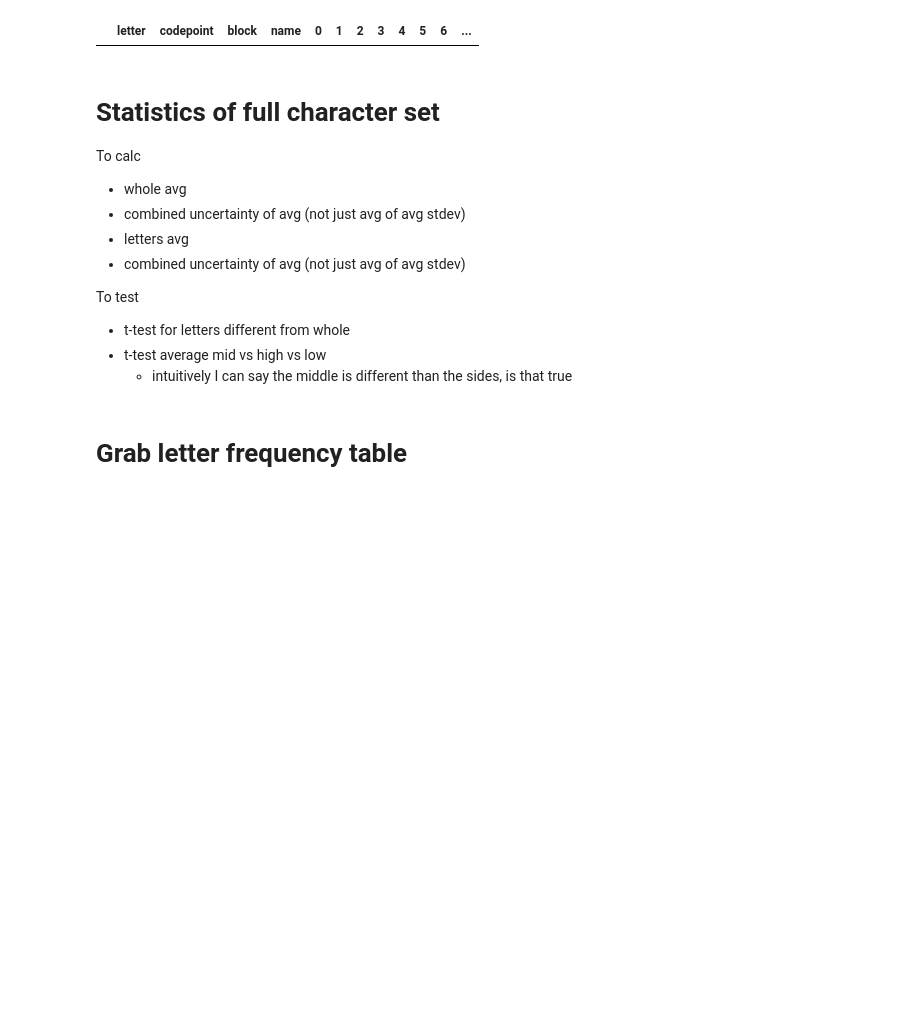
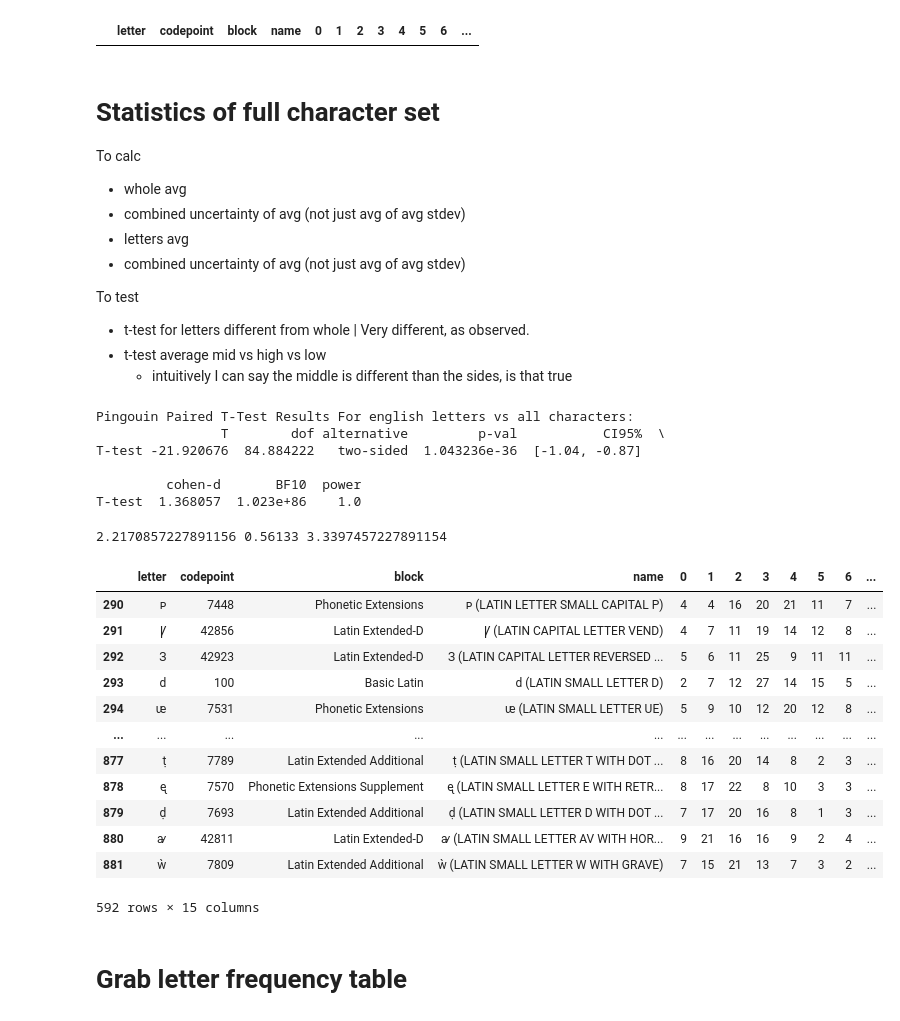
Before and after one commit to Nate-Sheibley/favorite_letters, a Jupyter notebook: favorite_letters.ipynb, the cells around one changed output. Cells and saved outputs as stored; diff of their text form; code cells hidden in the pictures; blank space fills up the shorter version.

```diff
--- a/favorite_letters.ipynb
+++ b/favorite_letters.ipynb
@@ -497,8 +516,43 @@ To calc
 * combined uncertainty of avg (not just avg of avg stdev)
 
 To test
-* t-test for letters different from whole
+* t-test for letters different from whole | Very different, as observed.
 * t-test average mid vs high vs low
   * intuitively I can say the middle is different than the sides, is that true
+# %%
+results = pg.ttest(data['average'], letters_df['average'])
+print("\nPingouin Paired T-Test Results For english letters vs all characters:")
+print(results)
+# %% [output]
+Pingouin Paired T-Test Results For english letters vs all characters:
+                T        dof alternative         p-val           CI95%  \
+T-test -21.920676  84.884222   two-sided  1.043236e-36  [-1.04, -0.87]
+
+         cohen-d       BF10  power
+T-test  1.368057  1.023e+86    1.0
+# %%
+avg_col = data['average']
+sixth_range = (avg_col.max() - avg_col.min()) / 6.0
+upper_cutoff = avg_col.mean() + sixth_range
+lower_cutoff = avg_col.mean() - sixth_range
+
+middle_third = data[(avg_col.gt(lower_cutoff)) & (avg_col.lt(upper_cutoff))]
+print(lower_cutoff, sixth_range, upper_cutoff)
+middle_third
+# %% [output]
+2.2170857227891156 0.56133 3.3397457227891154
+|  | letter | codepoint | block | name | 0 | 1 | 2 | 3 | 4 | 5 | 6 | ... |
+| 290 | ᴘ | 7448 | Phonetic Extensions | ᴘ (LATIN LETTER SMALL CAPITAL P) | 4 | 4 | 16 | 20 | 21 | 11 | 7 | ... |
+| 291 | Ꝩ | 42856 | Latin Extended-D | Ꝩ (LATIN CAPITAL LETTER VEND) | 4 | 7 | 11 | 19 | 14 | 12 | 8 | ... |
+| 292 | Ɜ | 42923 | Latin Extended-D | Ɜ (LATIN CAPITAL LETTER REVERSED ... | 5 | 6 | 11 | 25 | 9 | 11 | 11 | ... |
+| 293 | d | 100 | Basic Latin | d (LATIN SMALL LETTER D) | 2 | 7 | 12 | 27 | 14 | 15 | 5 | ... |
+| 294 | ᵫ | 7531 | Phonetic Extensions | ᵫ (LATIN SMALL LETTER UE) | 5 | 9 | 10 | 12 | 20 | 12 | 8 | ... |
+| ... | ... | ... | ... | ... | ... | ... | ... | ... | ... | ... | ... | ... |
+| 877 | ṭ | 7789 | Latin Extended Additional | ṭ (LATIN SMALL LETTER T WITH DOT ... | 8 | 16 | 20 | 14 | 8 | 2 | 3 | ... |
+| 878 | ᶒ | 7570 | Phonetic Extensions Supplement | ᶒ (LATIN SMALL LETTER E WITH RETR... | 8 | 17 | 22 | 8 | 10 | 3 | 3 | ... |
+| 879 | ḍ | 7693 | Latin Extended Additional | ḍ (LATIN SMALL LETTER D WITH DOT ... | 7 | 17 | 20 | 16 | 8 | 1 | 3 | ... |
+| 880 | ꜻ | 42811 | Latin Extended-D | ꜻ (LATIN SMALL LETTER AV WITH HOR... | 9 | 21 | 16 | 16 | 9 | 2 | 4 | ... |
+| 881 | ẁ | 7809 | Latin Extended Additional | ẁ (LATIN SMALL LETTER W WITH GRAVE) | 7 | 15 | 21 | 13 | 7 | 3 | 2 | ... |
+592 rows × 15 columns
 # %% [markdown]
 # Grab letter frequency table
```
Also changed, not shown: parts of 5 cells of this notebook, 3 other files.
